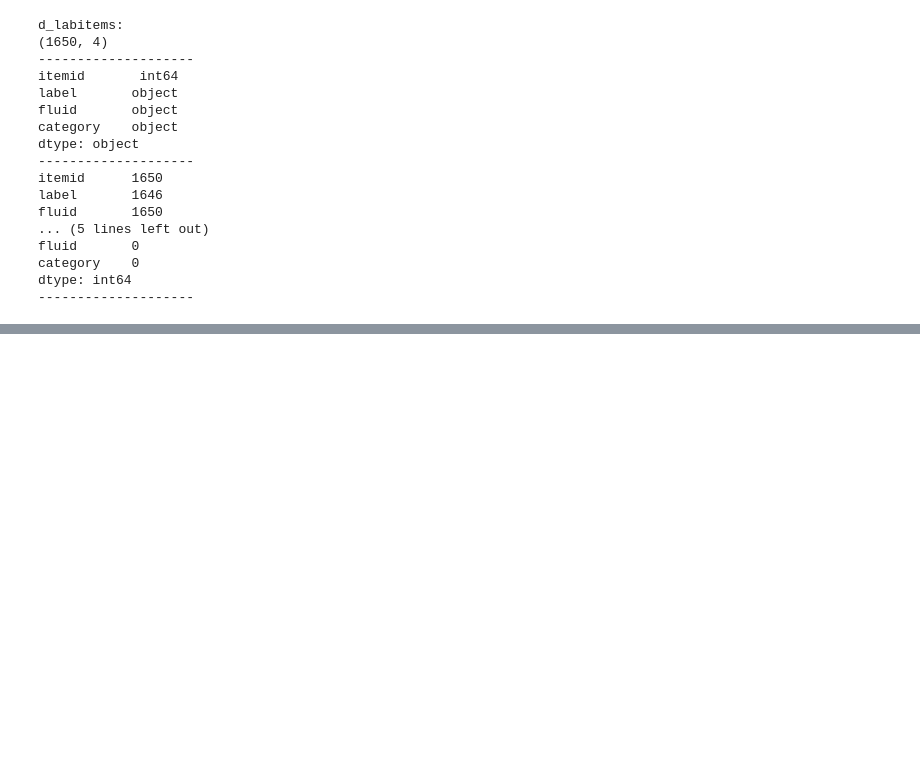
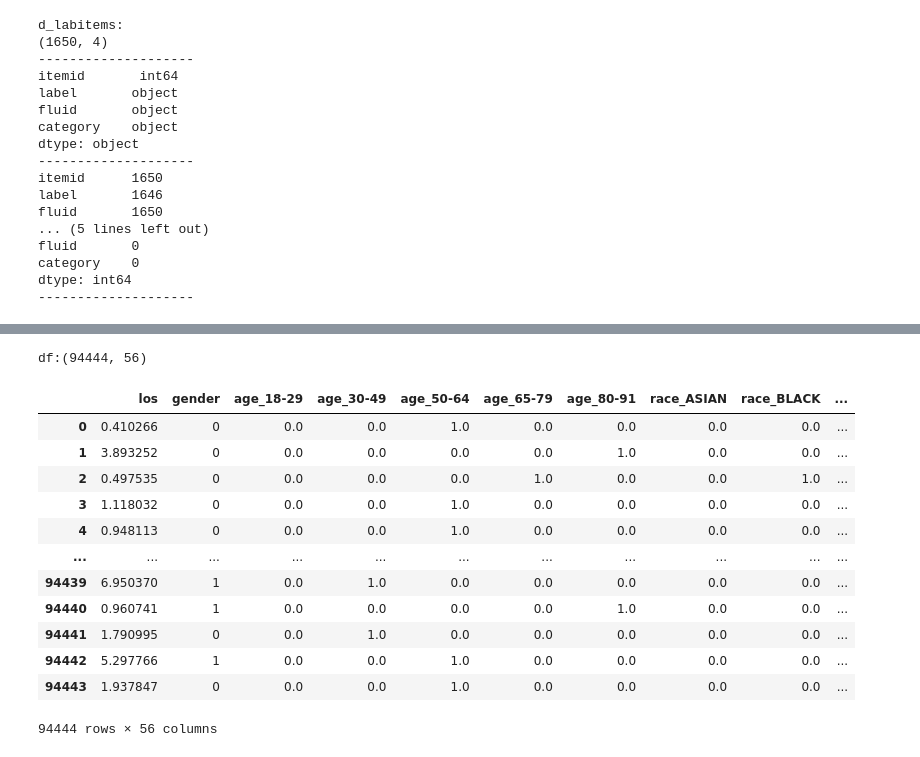
Before and after one commit to LesleyYu/DSCI531, a Jupyter notebook: project/fairness_mimic4.ipynb, the cells around one changed output, grey strips where cells are left out. Saved outputs shown, nothing was run; the diff lists cells and outputs as text; code cells hidden in the pictures; blank space fills up the shorter version.

```diff
--- a/project/fairness_mimic4.ipynb
+++ b/project/fairness_mimic4.ipynb
@@ -1148,0 +1130,28 @@ df = df.merge(diag_agg, on=['subject_id','hadm_id'], how='left')
+# %%
+# ICU mortality label: whether the patient died during ICU stay
+df['icu_mortality'] = df.apply(lambda row: int(pd.notna(row['dod']) and row['dod'] <= row['outtime']), axis=1)
+
+# after computing icu_mortality, dod is not needed anymore
+cols_to_drop = [
+    'intime', 'outtime', 'dod', 'dischtime',  # time-based columns not used directly
+    'subject_id', 'hadm_id', 'stay_id',       # identifiers
+    'hospital_expire_flag'                   # patient died during the entire hospitalization
+]
+df = df.drop(columns=cols_to_drop)
+print(f'df:{df.shape}')
+df
+# %% [output]
+df:(94444, 56)
+|  | los | gender | age_18-29 | age_30-49 | age_50-64 | age_65-79 | age_80-91 | race_ASIAN | race_BLACK | ... |
+| 0 | 0.410266 | 0 | 0.0 | 0.0 | 1.0 | 0.0 | 0.0 | 0.0 | 0.0 | ... |
+| 1 | 3.893252 | 0 | 0.0 | 0.0 | 0.0 | 0.0 | 1.0 | 0.0 | 0.0 | ... |
+| 2 | 0.497535 | 0 | 0.0 | 0.0 | 0.0 | 1.0 | 0.0 | 0.0 | 1.0 | ... |
+| 3 | 1.118032 | 0 | 0.0 | 0.0 | 1.0 | 0.0 | 0.0 | 0.0 | 0.0 | ... |
+| 4 | 0.948113 | 0 | 0.0 | 0.0 | 1.0 | 0.0 | 0.0 | 0.0 | 0.0 | ... |
+| ... | ... | ... | ... | ... | ... | ... | ... | ... | ... | ... |
+| 94439 | 6.950370 | 1 | 0.0 | 1.0 | 0.0 | 0.0 | 0.0 | 0.0 | 0.0 | ... |
+| 94440 | 0.960741 | 1 | 0.0 | 0.0 | 0.0 | 0.0 | 1.0 | 0.0 | 0.0 | ... |
+| 94441 | 1.790995 | 0 | 0.0 | 1.0 | 0.0 | 0.0 | 0.0 | 0.0 | 0.0 | ... |
+| 94442 | 5.297766 | 1 | 0.0 | 0.0 | 1.0 | 0.0 | 0.0 | 0.0 | 0.0 | ... |
+| 94443 | 1.937847 | 0 | 0.0 | 0.0 | 1.0 | 0.0 | 0.0 | 0.0 | 0.0 | ... |
+94444 rows × 56 columns
```
Also changed, not shown: parts of 29 cells of this notebook, 1 other file.
